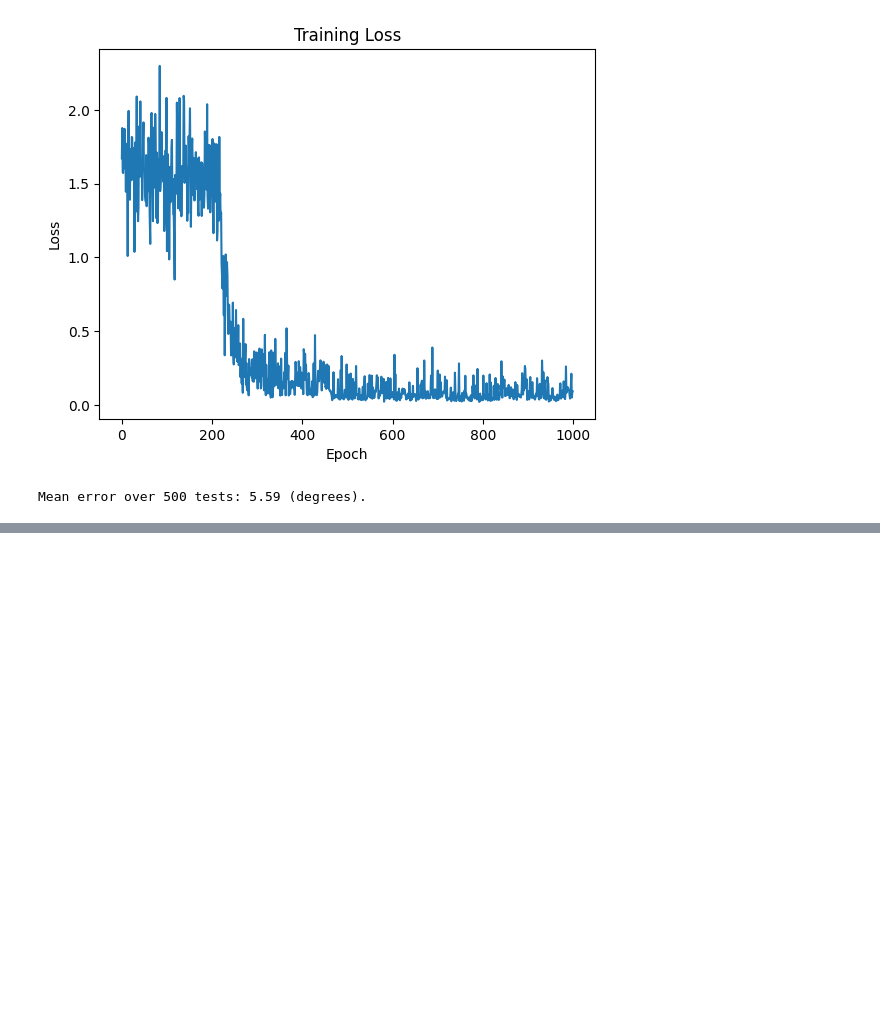
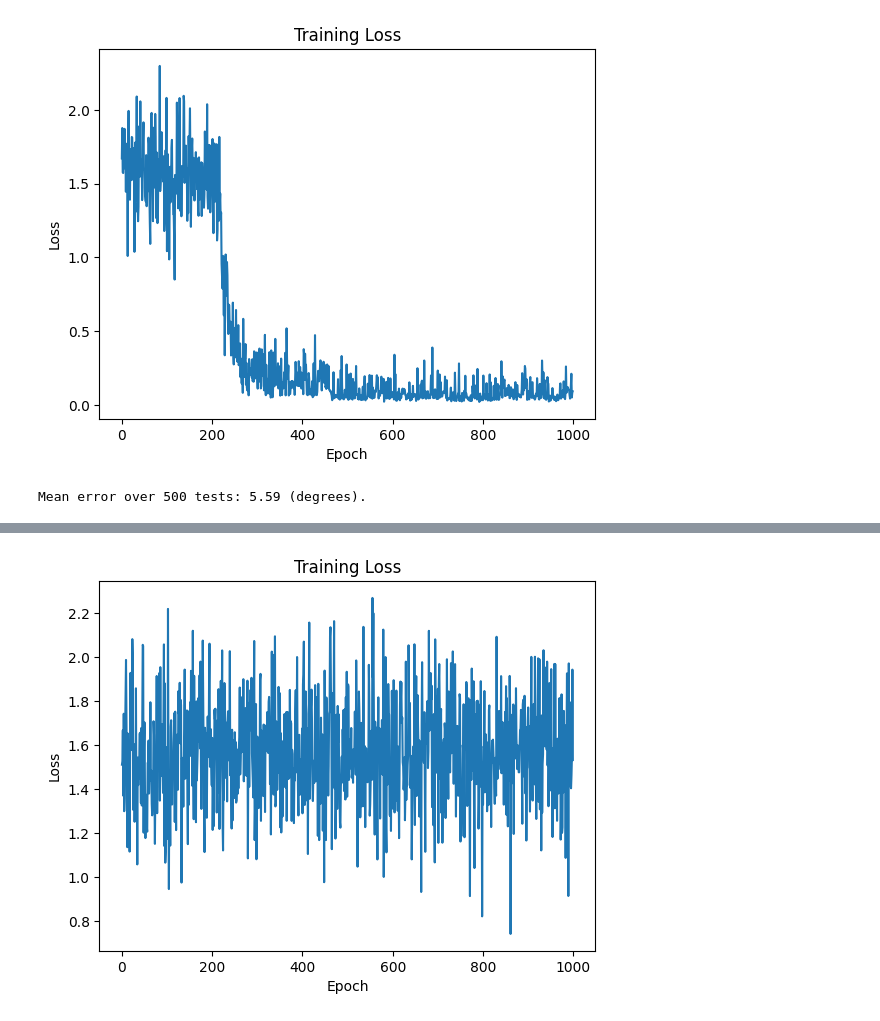
Before and after one commit to Jan-Celin/deep-learning-differentiable-rendering, a Jupyter notebook: rotation_predictor.ipynb, the cells around one changed output, grey strips where cells are left out. Cells and saved outputs as stored; diff of their text form; code cells hidden in the pictures; blank space fills up the shorter version.

```diff
--- a/rotation_predictor.ipynb
+++ b/rotation_predictor.ipynb
@@ -948,0 +1077,8 @@ Mean error over 500 tests: 5.59 (degrees).
+# %%
+plt.plot(losses)
+plt.xlabel('Epoch')
+plt.ylabel('Loss')
+plt.title('Training Loss')
+plt.show()
+# %% [output]
+[figure, added]
```
Also changed, not shown: parts of 61 cells of this notebook.
